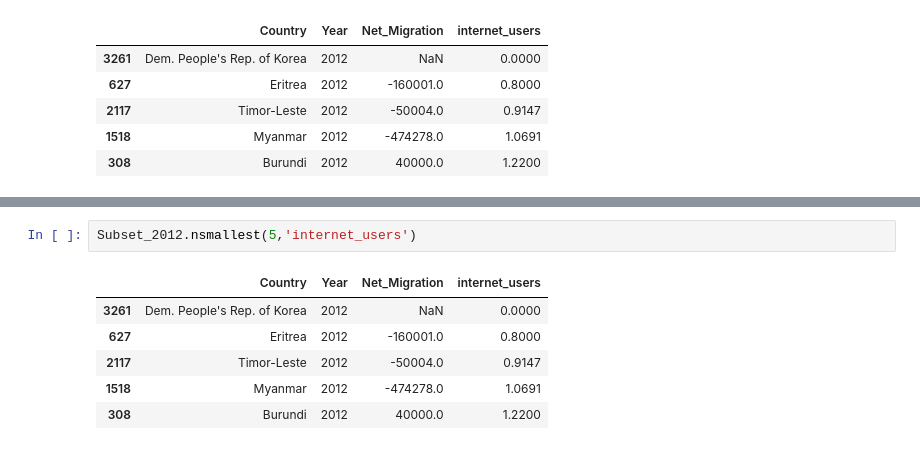
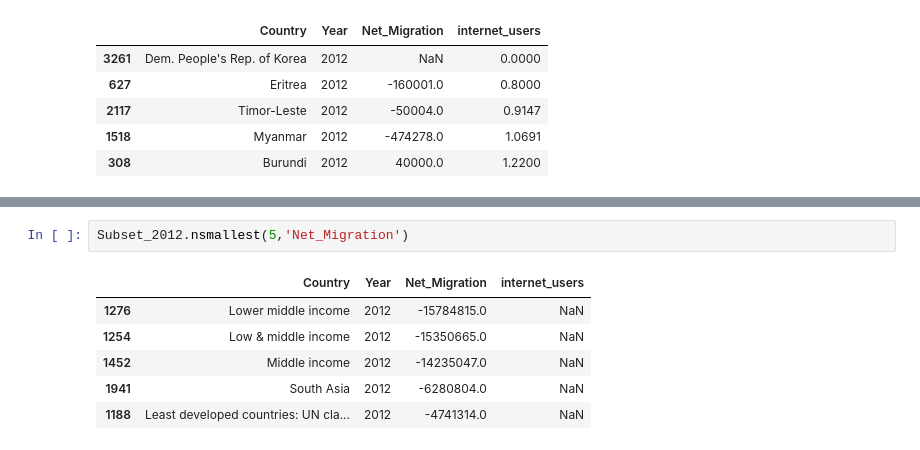
Before and after one commit to DEREJEGETU/data-question-1, a Jupyter notebook: data_question_1_Assignment .ipynb, the cells around one changed output, grey strips where cells are left out. Cells and saved outputs as stored; diff of their text form.

```diff
--- a/data_question_1_Assignment .ipynb
+++ b/data_question_1_Assignment .ipynb
@@ -365,9 +454,9 @@ Subset_2012.nsmallest(5,'internet_users')
 # %%
-Subset_2012.nsmallest(5,'internet_users')
+Subset_2012.nsmallest(5,'Net_Migration')
 # %% [output]
 |  | Country | Year | Net_Migration | internet_users |
-| 3261 | Dem. People's Rep. of Korea | 2012 | NaN | 0.0000 |
-| 627 | Eritrea | 2012 | -160001.0 | 0.8000 |
-| 2117 | Timor-Leste | 2012 | -50004.0 | 0.9147 |
-| 1518 | Myanmar | 2012 | -474278.0 | 1.0691 |
-| 308 | Burundi | 2012 | 40000.0 | 1.2200 |
+| 1276 | Lower middle income | 2012 | -15784815.0 | NaN |
+| 1254 | Low & middle income | 2012 | -15350665.0 | NaN |
+| 1452 | Middle income | 2012 | -14235047.0 | NaN |
+| 1941 | South Asia | 2012 | -6280804.0 | NaN |
+| 1188 | Least developed countries: UN cla... | 2012 | -4741314.0 | NaN |
```
Also changed, not shown: parts of 42 cells of this notebook, 1 other file.
